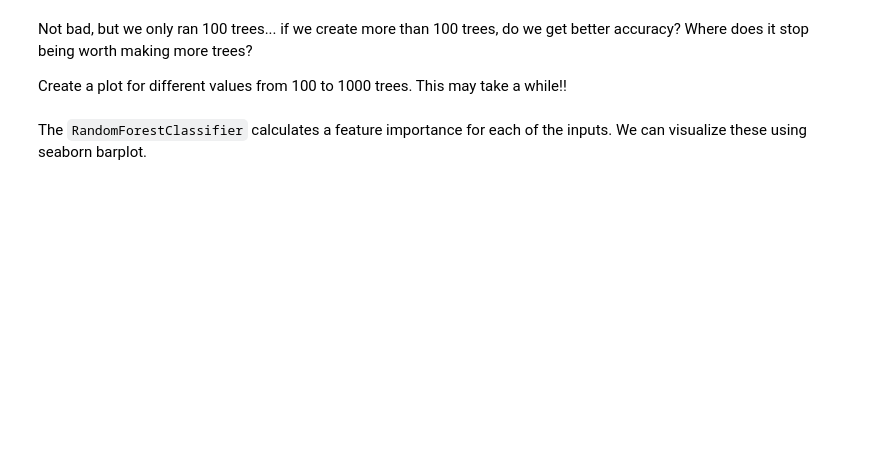
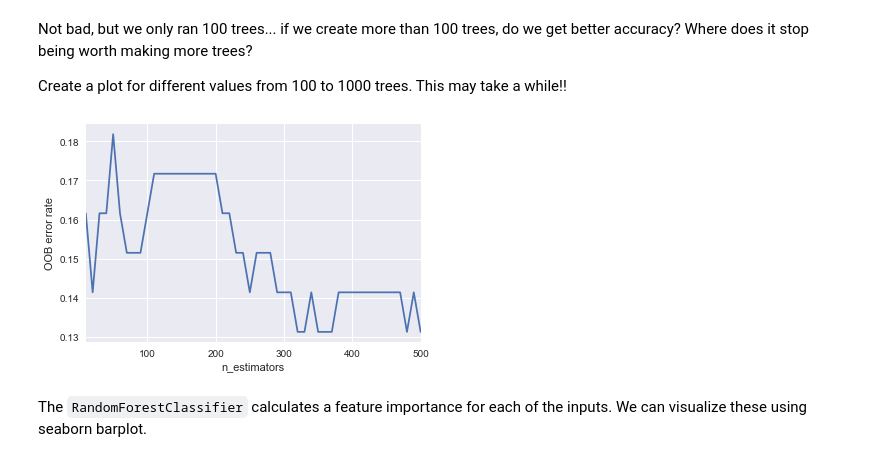
Before and after one commit to pjshort/london_data_sci_PCA_supervised, a Jupyter notebook: heart_disease_solution.ipynb, the cells around one changed output. Saved outputs shown, nothing was run; the diff lists cells and outputs as text; code cells hidden in the pictures; blank space fills up the shorter version.

```diff
--- a/heart_disease_solution.ipynb
+++ b/heart_disease_solution.ipynb
@@ -168,6 +285,6 @@ from sklearn.ensemble import RandomForestClassifier
 # %% [markdown]
 Now, we can initialize the RandomForestClassifier and fit a model to our training data. Use `n_estimators=100` to use 100 different trees.
 # %%
-clf = RandomForestClassifier(max_depth=2, random_state=0, n_estimators=100)
+clf = RandomForestClassifier(max_depth=2, random_state=0, n_estimators=1000)
 # %%
 clf.fit(X_train, y_train)
@@ -187,26 +323,28 @@ Not bad, but we only ran 100 trees... if we create more than 100 trees, do we ge
 Create a plot for different values from 100 to 1000 trees. This may take a while!!
 # %%
 # Range of `n_estimators` values to explore.
-min_estimators = 100
-max_estimators = 1000
+min_estimators = 10
+max_estimators = 500
 
 error_rate = []
 
-for i in range(min_estimators, max_estimators + 1, 50):
+for i in range(min_estimators, max_estimators + 1, 10):
     clf.set_params(n_estimators=i)
     clf.fit(X_train, y_train)
     y_pred = clf.predict(X_test)
 
     error_rate.append( 1 - accuracy_score(y_test, y_pred))
 
 # Generate the "OOB error rate" vs. "n_estimators" plot.
-plt.plot(range(min_estimators, max_estimators + 1, 50), error_rate)
+plt.plot(range(min_estimators, max_estimators + 1, 10), error_rate)
 
 plt.xlim(min_estimators, max_estimators)
 plt.xlabel("n_estimators")
 plt.ylabel("OOB error rate")
 plt.legend(loc="upper right")
 plt.show()
+# %% [output]
+[figure, added]
 # %% [markdown]
 The `RandomForestClassifier` calculates a feature importance for each of the inputs. We can visualize these using seaborn barplot.
 # %%
```
Also changed, not shown: parts of 37 cells of this notebook.
